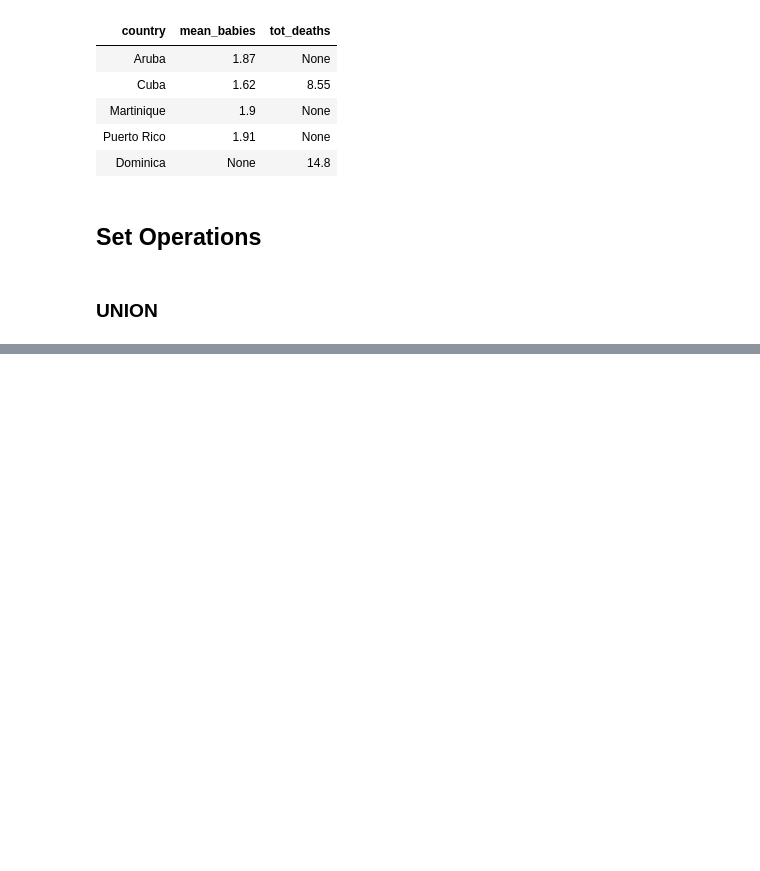
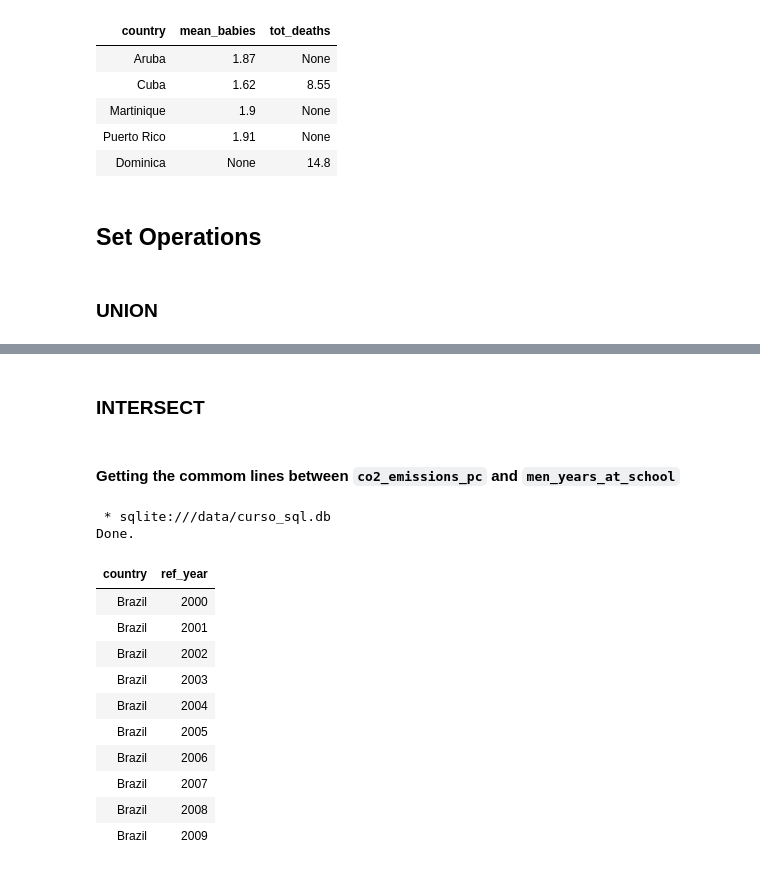
Before and after one commit to grbarbosa3/SQL-Journey, a Jupyter notebook: SQL_Notes.ipynb, the cells around one changed output, grey strips where cells are left out. Drawn from its saved outputs; the diff is of its cells as text; code cells hidden in the pictures; blank space fills up the shorter version.

```diff
--- a/SQL_Notes.ipynb
+++ b/SQL_Notes.ipynb
@@ -283,0 +382,30 @@ Done.
+# %% [markdown]
+### **INTERSECT**
+# %% [markdown]
+#### Getting the commom lines between `co2_emissions_pc` and `men_years_at_school`
+# %%
+%%sql
+
+SELECT cep.country, cep.ref_year
+FROM co2_emissions_pc cep
+WHERE cep.country = 'Brazil' AND cep.ref_year >= 2000
+
+INTERSECT
+
+SELECT myas.country, myas.ref_year
+FROM men_years_at_school myas
+WHERE myas.country = 'Brazil' AND myas.ref_year >= 2000
+# %% [output]
+ * sqlite:///data/curso_sql.db
+Done.
+| country | ref_year |
+| Brazil | 2000 |
+| Brazil | 2001 |
+| Brazil | 2002 |
+| Brazil | 2003 |
+| Brazil | 2004 |
+| Brazil | 2005 |
+| Brazil | 2006 |
+| Brazil | 2007 |
+| Brazil | 2008 |
+| Brazil | 2009 |
```
Also changed, not shown: parts of 11 cells of this notebook.
